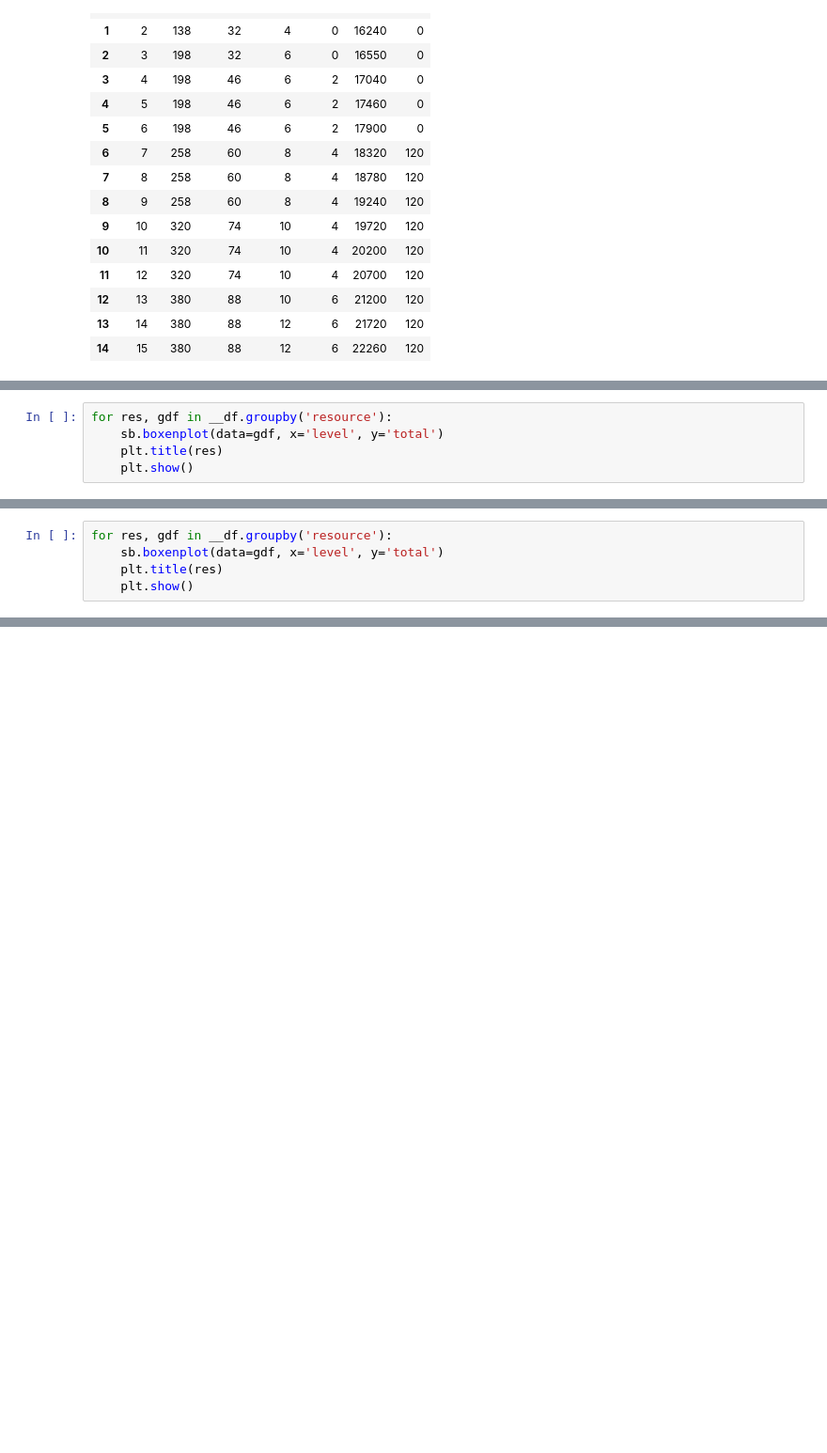
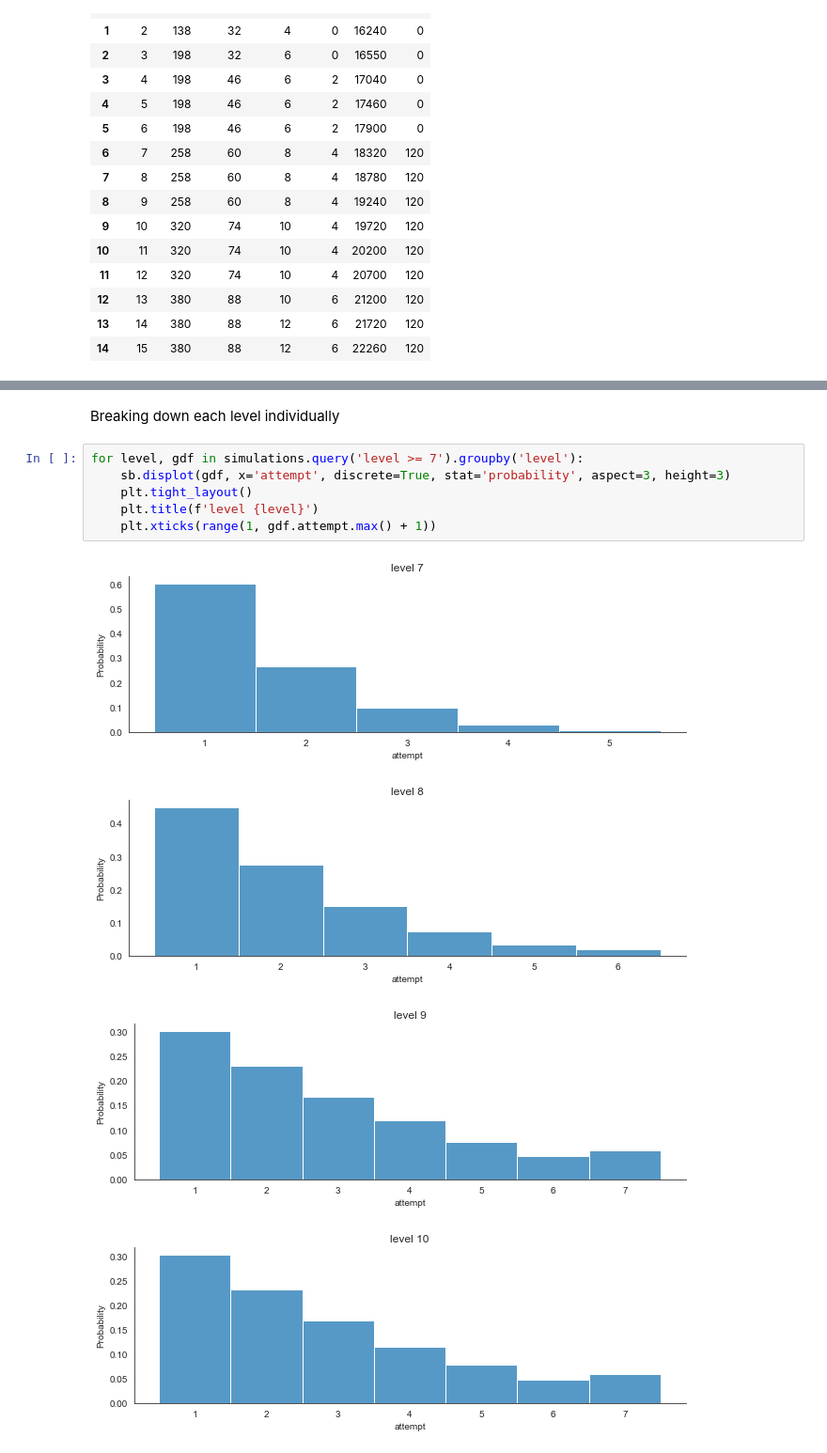
Before and after one commit to justinmooney/lost-ark-honing-analysis, a Jupyter notebook: analysis.ipynb, the cells around one changed output, grey strips where cells are left out. Shown at 94% size. Cells and saved outputs as stored; diff of their text form; blank space fills up the shorter version.

```diff
--- a/analysis.ipynb
+++ b/analysis.ipynb
@@ -569,5 +173,0 @@ __df
-# %%
-for res, gdf in __df.groupby('resource'):
-    sb.boxenplot(data=gdf, x='level', y='total')
-    plt.title(res)
-    plt.show()
@@ -657,5 +173,0 @@ __df
-# %%
-for res, gdf in __df.groupby('resource'):
-    sb.boxenplot(data=gdf, x='level', y='total')
-    plt.title(res)
-    plt.show()
@@ -739,0 +233,13 @@ probabilities
+# %% [markdown]
+Breaking down each level individually
+# %%
+for level, gdf in simulations.query('level >= 7').groupby('level'):
+    sb.displot(gdf, x='attempt', discrete=True, stat='probability', aspect=3, height=3)
+    plt.tight_layout()
+    plt.title(f'level {level}')
+    plt.xticks(range(1, gdf.attempt.max() + 1))
+# %% [output]
+[figure, added]
+[figure, added]
+[figure, added]
+[figure, added]
```
Also changed, not shown: parts of 190 cells of this notebook.
